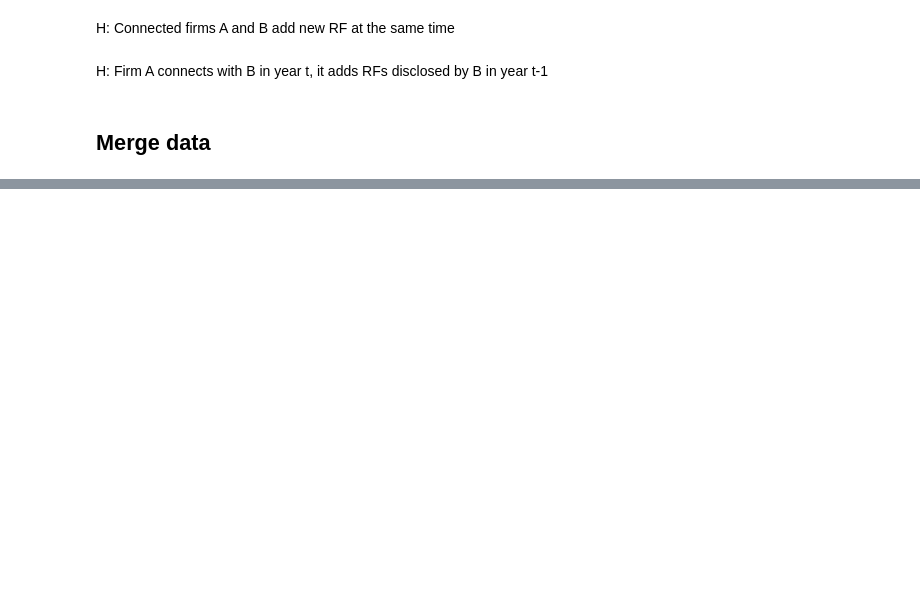
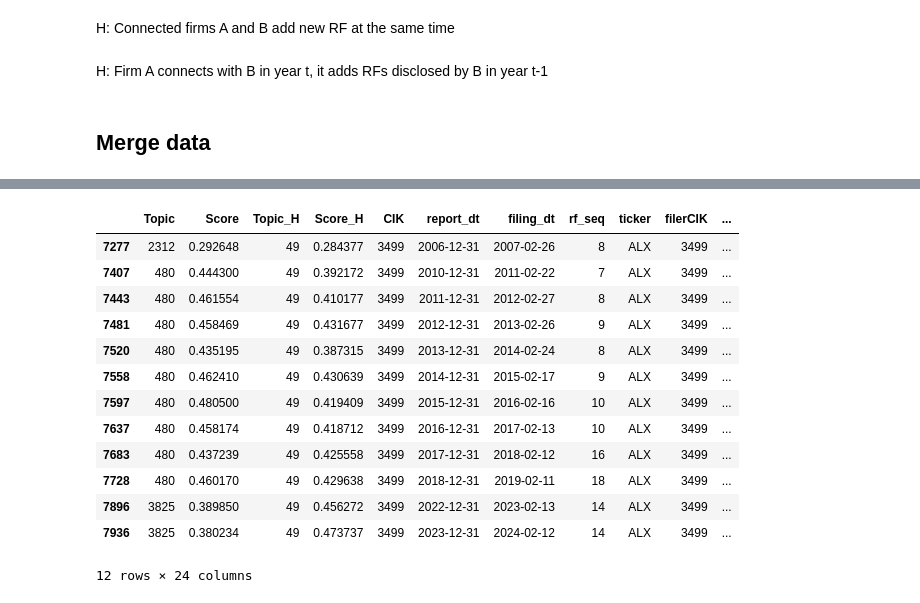
Before and after one commit to Amin-T/RD_Topic_Modeling, a Jupyter notebook: Study2_2.ipynb, the cells around one changed output, grey strips where cells are left out. Cells and saved outputs as stored; diff of their text form; code cells hidden in the pictures; blank space fills up the shorter version.

```diff
--- a/Study2_2.ipynb
+++ b/Study2_2.ipynb
@@ -392,0 +637,17 @@ Study2_data.to_csv("Data/Study2_data2_V2.csv", index=False)
+# %%
+topics_df[(topics_df['Topic_H']==T)&(topics_df['CIK']==cik)]
+# %% [output]
+|  | Topic | Score | Topic_H | Score_H | CIK | report_dt | filing_dt | rf_seq | ticker | filerCIK | ... |
+| 7277 | 2312 | 0.292648 | 49 | 0.284377 | 3499 | 2006-12-31 | 2007-02-26 | 8 | ALX | 3499 | ... |
+| 7407 | 480 | 0.444300 | 49 | 0.392172 | 3499 | 2010-12-31 | 2011-02-22 | 7 | ALX | 3499 | ... |
+| 7443 | 480 | 0.461554 | 49 | 0.410177 | 3499 | 2011-12-31 | 2012-02-27 | 8 | ALX | 3499 | ... |
+| 7481 | 480 | 0.458469 | 49 | 0.431677 | 3499 | 2012-12-31 | 2013-02-26 | 9 | ALX | 3499 | ... |
+| 7520 | 480 | 0.435195 | 49 | 0.387315 | 3499 | 2013-12-31 | 2014-02-24 | 8 | ALX | 3499 | ... |
+| 7558 | 480 | 0.462410 | 49 | 0.430639 | 3499 | 2014-12-31 | 2015-02-17 | 9 | ALX | 3499 | ... |
+| 7597 | 480 | 0.480500 | 49 | 0.419409 | 3499 | 2015-12-31 | 2016-02-16 | 10 | ALX | 3499 | ... |
+| 7637 | 480 | 0.458174 | 49 | 0.418712 | 3499 | 2016-12-31 | 2017-02-13 | 10 | ALX | 3499 | ... |
+| 7683 | 480 | 0.437239 | 49 | 0.425558 | 3499 | 2017-12-31 | 2018-02-12 | 16 | ALX | 3499 | ... |
+| 7728 | 480 | 0.460170 | 49 | 0.429638 | 3499 | 2018-12-31 | 2019-02-11 | 18 | ALX | 3499 | ... |
+| 7896 | 3825 | 0.389850 | 49 | 0.456272 | 3499 | 2022-12-31 | 2023-02-13 | 14 | ALX | 3499 | ... |
+| 7936 | 3825 | 0.380234 | 49 | 0.473737 | 3499 | 2023-12-31 | 2024-02-12 | 14 | ALX | 3499 | ... |
+12 rows × 24 columns
```
Also changed, not shown: parts of 34 cells of this notebook, 32 other files.
